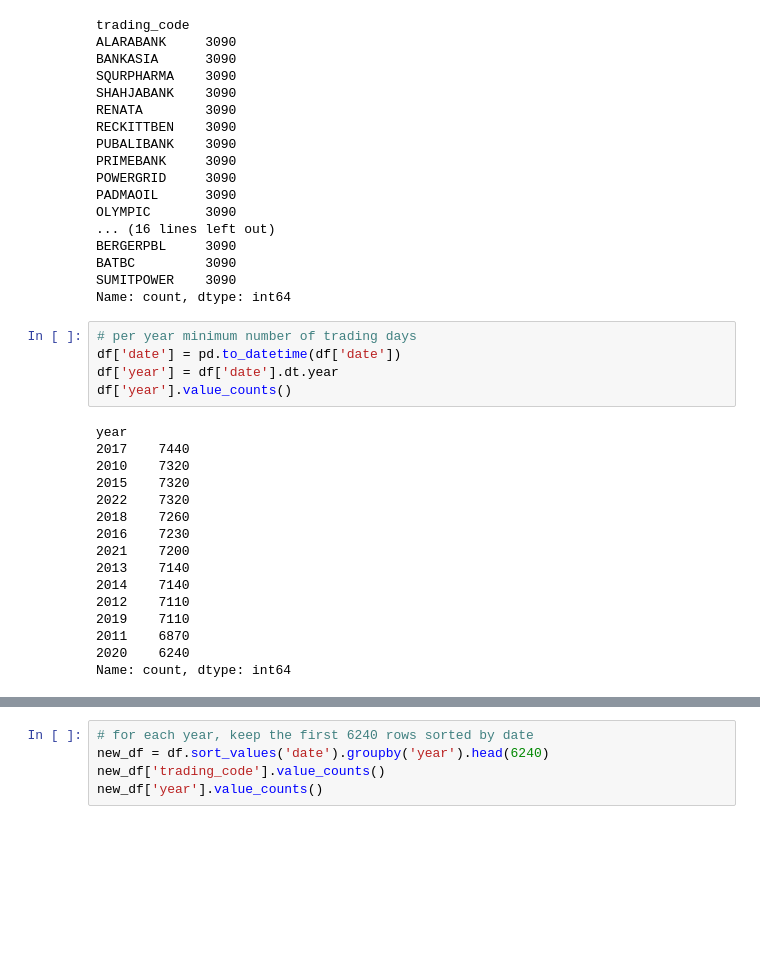
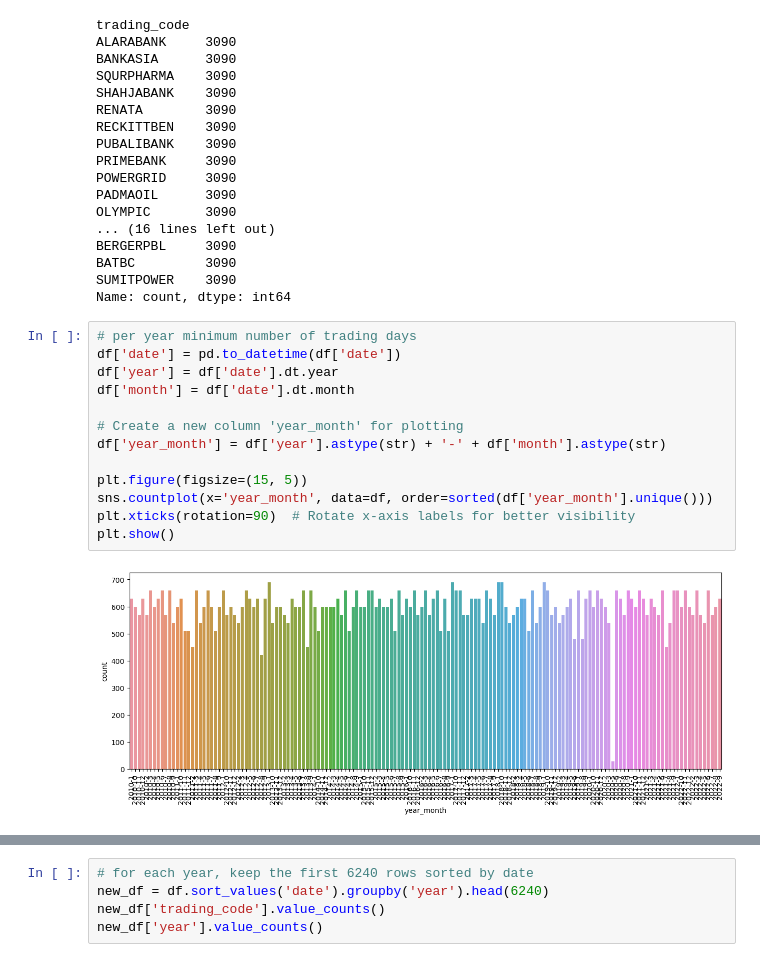
Before and after one commit to niananto/Stock-Trader, a Jupyter notebook: kaggle_data_insepection.ipynb, the cells around one changed output, grey strips where cells are left out. Saved outputs shown, nothing was run; the diff lists cells and outputs as text; blank space fills up the shorter version.

Commit message:
zero value count

```diff
--- a/kaggle_data_insepection.ipynb
+++ b/kaggle_data_insepection.ipynb
@@ -147,21 +140,15 @@ Name: count, dtype: int64
 # %%
 # per year minimum number of trading days
 df['date'] = pd.to_datetime(df['date'])
 df['year'] = df['date'].dt.year
-df['year'].value_counts()
+df['month'] = df['date'].dt.month
+
+# Create a new column 'year_month' for plotting
+df['year_month'] = df['year'].astype(str) + '-' + df['month'].astype(str)
+
+plt.figure(figsize=(15, 5))
+sns.countplot(x='year_month', data=df, order=sorted(df['year_month'].unique()))
+plt.xticks(rotation=90)  # Rotate x-axis labels for better visibility
+plt.show()
 # %% [output]
-year
-2017    7440
-2010    7320
-2015    7320
-2022    7320
-2018    7260
-2016    7230
-2021    7200
-2013    7140
-2014    7140
-2012    7110
-2019    7110
-2011    6870
-2020    6240
-Name: count, dtype: int64
+[figure, added]
```
Also changed, not shown: parts of 6 cells of this notebook.
